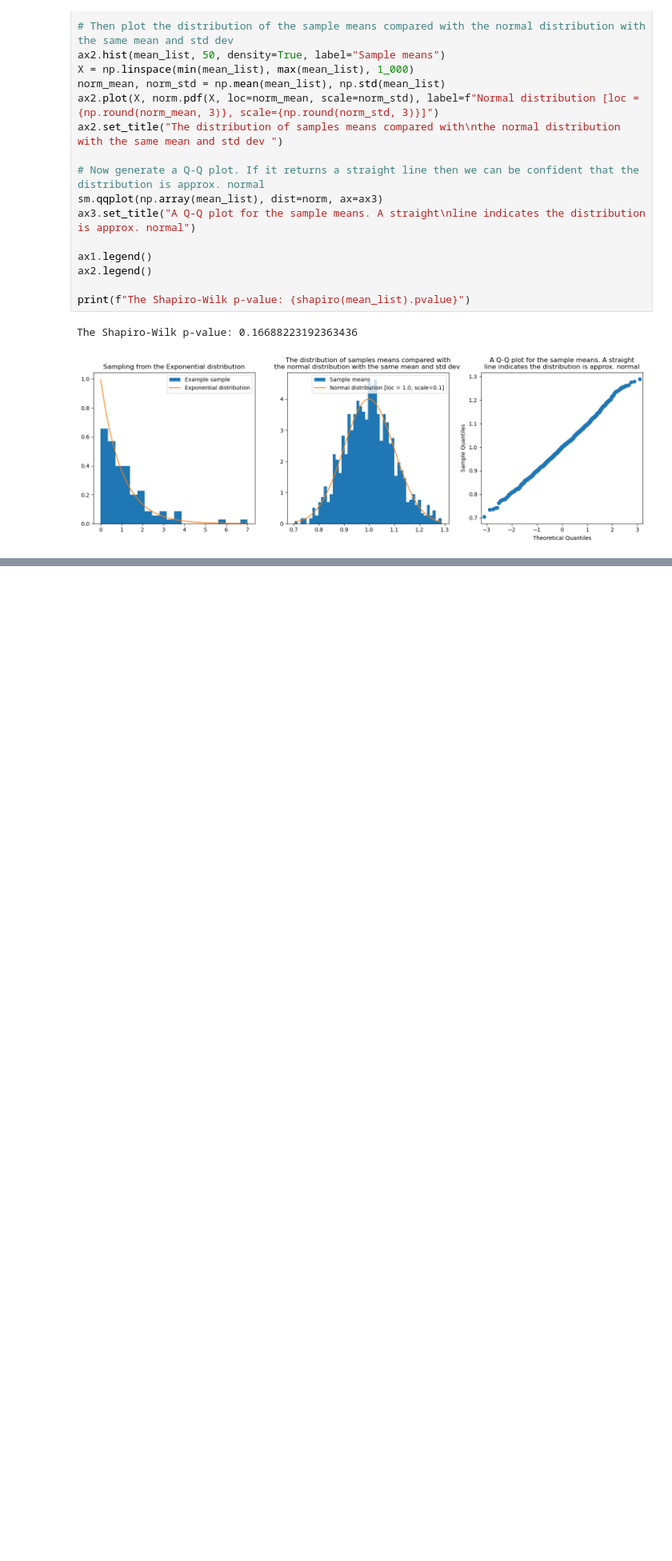
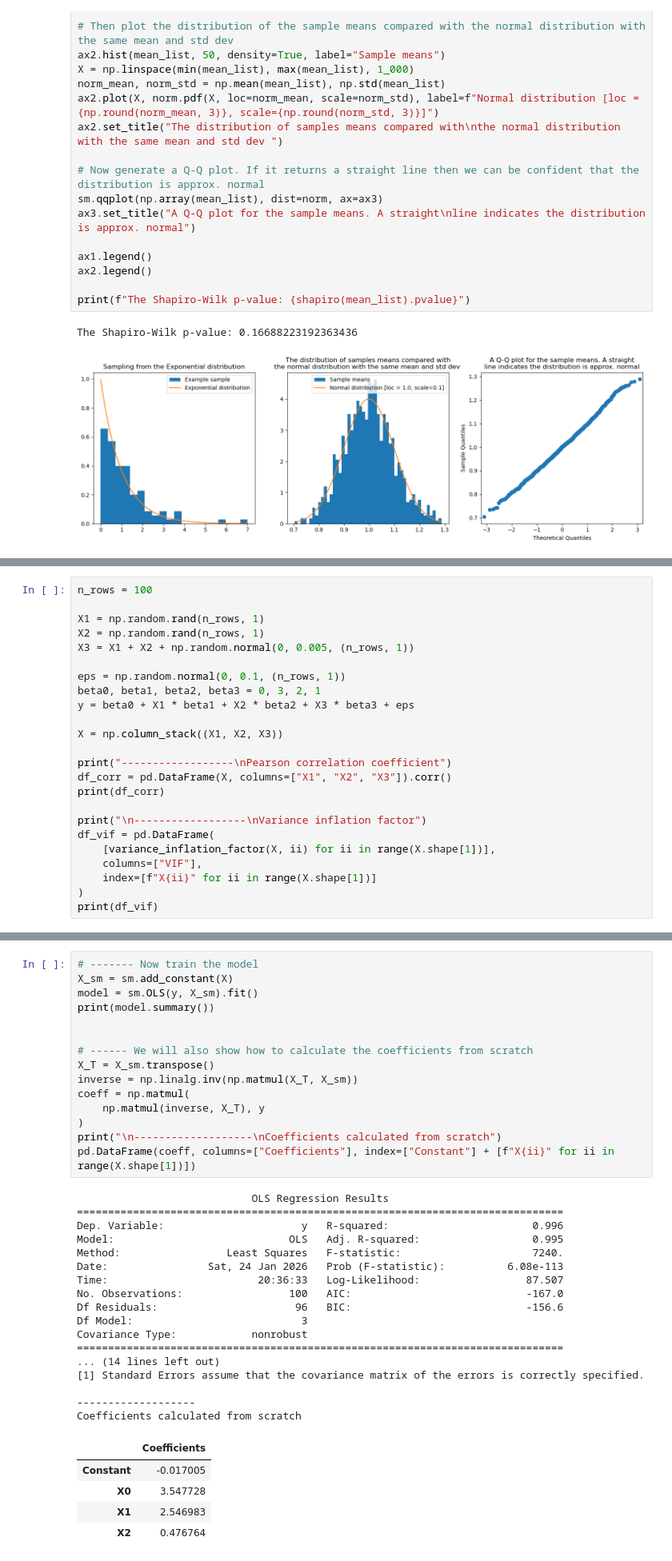
Before and after one commit to TomJHarrison/IntroToStatisticalLearning, a Jupyter notebook: Chapter3/LinRegAssumptions.ipynb, the cells around one changed output, grey strips where cells are left out. Shown at 80% size. Drawn from its saved outputs; the diff is of its cells as text; blank space fills up the shorter version.

```diff
--- a/Chapter3/LinRegAssumptions.ipynb
+++ b/Chapter3/LinRegAssumptions.ipynb
@@ -502,0 +585,24 @@ If our predictors exhibit strong/perfect multicollinearity then our coefficients
+# %%
+n_rows = 100
+
+X1 = np.random.rand(n_rows, 1)
+X2 = np.random.rand(n_rows, 1)
+X3 = X1 + X2 + np.random.normal(0, 0.005, (n_rows, 1))
+
+eps = np.random.normal(0, 0.1, (n_rows, 1))
+beta0, beta1, beta2, beta3 = 0, 3, 2, 1
+y = beta0 + X1 * beta1 + X2 * beta2 + X3 * beta3 + eps
+
+X = np.column_stack((X1, X2, X3))
+
+print("------------------\nPearson correlation coefficient")
+df_corr = pd.DataFrame(X, columns=["X1", "X2", "X3"]).corr()
+print(df_corr)
+
+print("\n------------------\nVariance inflation factor")
+df_vif = pd.DataFrame(
+    [variance_inflation_factor(X, ii) for ii in range(X.shape[1])],
+    columns=["VIF"],
+    index=[f"X{ii}" for ii in range(X.shape[1])]
+)
+print(df_vif)
@@ -502,0 +623,38 @@ If our predictors exhibit strong/perfect multicollinearity then our coefficients
+# %%
+# ------- Now train the model
+X_sm = sm.add_constant(X)
+model = sm.OLS(y, X_sm).fit()
+print(model.summary())
+
+
+# ------ We will also show how to calculate the coefficients from scratch
+X_T = X_sm.transpose()
+inverse = np.linalg.inv(np.matmul(X_T, X_sm))
+coeff = np.matmul(
+    np.matmul(inverse, X_T), y
+)
+print("\n-------------------\nCoefficients calculated from scratch")
+pd.DataFrame(coeff, columns=["Coefficients"], index=["Constant"] + [f"X{ii}" for ii in range(X.shape[1])])
+# %% [output]
+                            OLS Regression Results
+==============================================================================
+Dep. Variable:                      y   R-squared:                       0.996
+Model:                            OLS   Adj. R-squared:                  0.995
+Method:                 Least Squares   F-statistic:                     7240.
+Date:                Sat, 24 Jan 2026   Prob (F-statistic):          6.08e-113
+Time:                        20:36:33   Log-Likelihood:                 87.507
+No. Observations:                 100   AIC:                            -167.0
+Df Residuals:                      96   BIC:                            -156.6
+Df Model:                           3
+Covariance Type:            nonrobust
+==============================================================================
+... (14 lines left out)
+[1] Standard Errors assume that the covariance matrix of the errors is correctly specified.
+
+-------------------
+Coefficients calculated from scratch
+|  | Coefficients |
+| Constant | -0.017005 |
+| X0 | 3.547728 |
+| X1 | 2.546983 |
+| X2 | 0.476764 |
```
Also changed, not shown: parts of 9 cells of this notebook.
